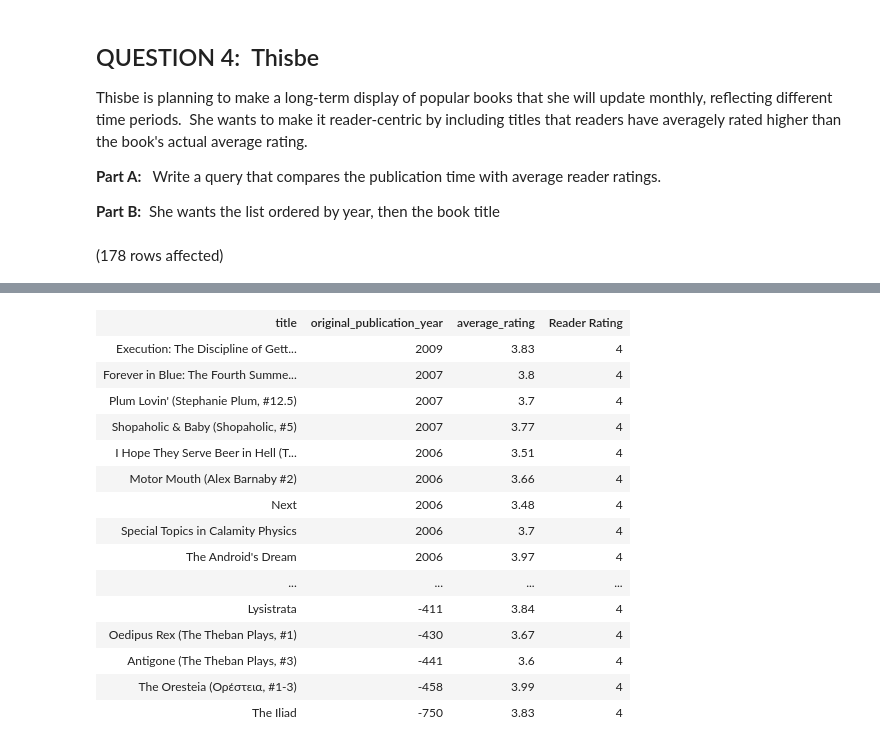
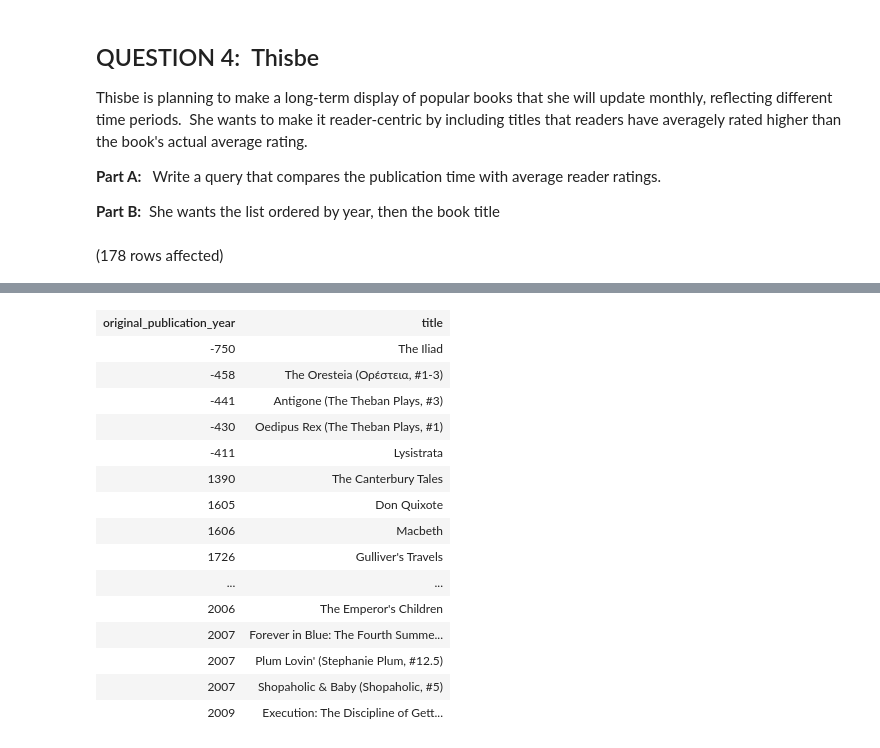
Before and after one commit to AishuSenthil/SQL-Part-4-Studio, a Jupyter notebook: Notebook-0.ipynb, the cells around one changed output, grey strips where cells are left out. Drawn from its saved outputs; the diff is of its cells as text; code cells hidden in the pictures.

```diff
--- a/Notebook-0.ipynb
+++ b/Notebook-0.ipynb
@@ -110,13 +141,42 @@ Thisbe is planning to make a long-term display of popular books that she will up
 **Part B:**  She wants the list ordered by year, then the book title
 # %%
 -- Code here:
-SELECT title, b.original_publication_year, b.average_rating, ROUND(AVG(r.rating),2) AS "Reader Rating"
+-- SELECT title, b.original_publication_year, b.average_rating, ROUND(AVG(r.rating),2) AS "Reader Rating"
+-- FROM BooksDB.dbo.books AS b
+-- JOIN BooksDB.dbo.ratings AS r
+-- on b.book_id = r.book_id
+-- where original_publication_year is NOT NULL
+-- GROUP BY title, b.original_publication_year, b.average_rating
+-- HAVING ROUND(AVG(r.rating),2) > b.average_rating
+-- ORDER BY b.original_publication_year DESC, b.title ASC;
+
+
+
+-- SELECT title, b.original_publication_year,r.rating
+-- FROM BooksDB.dbo.books AS b
+-- where average_rating > (
+--                     select avg(r.rating)
+--                     from BooksDB.dbo.ratings as r
+--                     where r.book_id = b.book_id
+--                     group by b.book_id
+-- )
+-- -- UNION
+-- -- SELECT  title, b.original_publication_year,ROUND(AVG(r.rating),2) AS "Reader Rating"
+-- -- from BooksDB.dbo.ratings AS r
+-- -- where b.book_id = r.book_id and b.original_publication_year is NOT NULL
+-- -- GROUP BY title, b.original_publication_year, b.average_rating
+-- -- HAVING ROUND(AVG(r.rating),2) > b.average_rating
+-- -- ORDER BY b.original_publication_year DESC, b.title ASC;
+
+
+
+
+SELECT b.original_publication_year, b.title
 FROM BooksDB.dbo.books AS b
-JOIN BooksDB.dbo.ratings AS r
-on b.book_id = r.book_id
-where original_publication_year is NOT NULL
-GROUP BY title, b.original_publication_year, b.average_rating
-HAVING ROUND(AVG(r.rating),2) > b.average_rating
-ORDER BY b.original_publication_year DESC, b.title ASC;
+WHERE b.average_rating < (SELECT AVG(r.rating) AS Reader
+                          FROM BooksDB.dbo.ratings AS r
+                          WHERE r.book_id = b.book_id)
+-- Part B:
+ORDER BY b.original_publication_year, b.title;
 # %% [output]
 (178 rows affected)
@@ -124,16 +184,16 @@ Total execution time: 00:00:00.304
-| title | original_publication_year | average_rating | Reader Rating |
-| Execution: The Discipline of Gett... | 2009 | 3.83 | 4 |
-| Forever in Blue: The Fourth Summe... | 2007 | 3.8 | 4 |
-| Plum Lovin' (Stephanie Plum, #12.5) | 2007 | 3.7 | 4 |
-| Shopaholic & Baby (Shopaholic, #5) | 2007 | 3.77 | 4 |
-| I Hope They Serve Beer in Hell (T... | 2006 | 3.51 | 4 |
-| Motor Mouth (Alex Barnaby #2) | 2006 | 3.66 | 4 |
-| Next | 2006 | 3.48 | 4 |
-| Special Topics in Calamity Physics | 2006 | 3.7 | 4 |
-| The Android's Dream | 2006 | 3.97 | 4 |
-| ... | ... | ... | ... |
-| Lysistrata | -411 | 3.84 | 4 |
-| Oedipus Rex (The Theban Plays, #1) | -430 | 3.67 | 4 |
-| Antigone (The Theban Plays, #3) | -441 | 3.6 | 4 |
-| The Oresteia (Ορέστεια, #1-3) | -458 | 3.99 | 4 |
-| The Iliad | -750 | 3.83 | 4 |
+| original_publication_year | title |
+| -750 | The Iliad |
+| -458 | The Oresteia (Ορέστεια, #1-3) |
+| -441 | Antigone (The Theban Plays, #3) |
+| -430 | Oedipus Rex (The Theban Plays, #1) |
+| -411 | Lysistrata |
+| 1390 | The Canterbury Tales |
+| 1605 | Don Quixote |
+| 1606 | Macbeth |
+| 1726 | Gulliver's Travels |
+| ... | ... |
+| 2006 | The Emperor's Children |
+| 2007 | Forever in Blue: The Fourth Summe... |
+| 2007 | Plum Lovin' (Stephanie Plum, #12.5) |
+| 2007 | Shopaholic & Baby (Shopaholic, #5) |
+| 2009 | Execution: The Discipline of Gett... |
```
Also changed, not shown: parts of 5 cells of this notebook.
